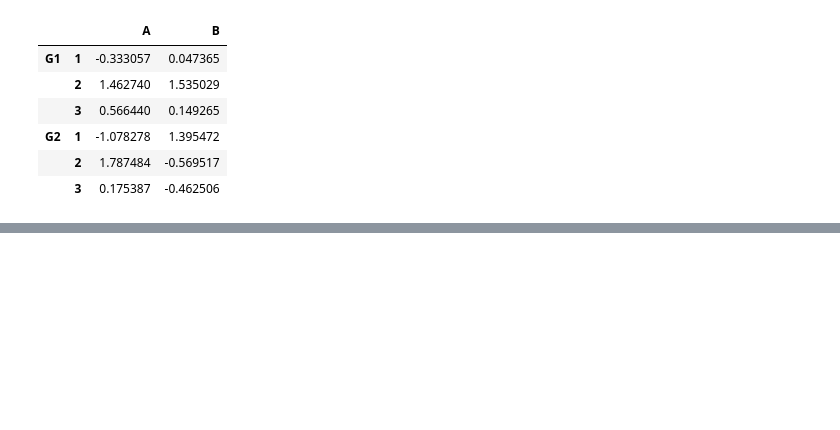
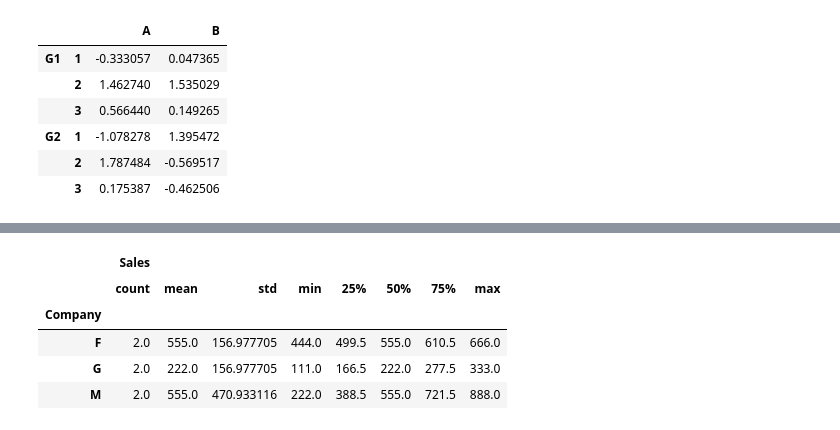
Before and after one commit to KamrulSh/Data-Science-Practice, a Jupyter notebook: DS2_pandas.ipynb, the cells around one changed output, grey strips where cells are left out. Saved outputs shown, nothing was run; the diff lists cells and outputs as text; code cells hidden in the pictures; blank space fills up the shorter version.

Commit message:
added missing data and groupby

```diff
--- a/DS2_pandas.ipynb
+++ b/DS2_pandas.ipynb
@@ -306,0 +429,5 @@ df1
+# %%
+datas = {'Company':['G','M','F','G','F','M'],
+       'Person':['Sa','Fs','Yt','Gh','Jk','Po'],
+       'Sales':[111,222,666,333,444,888]}
+datas
@@ -306,0 +438,3 @@ df1
+# %%
+dataCompany = pd.DataFrame(datas)
+dataCompany
@@ -306,0 +491,9 @@ df1
+# %%
+dataCompany.groupby('Company').describe()
+# %% [output]
+|  | Sales |  |  |  |  |  |  |  |
+|  | count | mean | std | min | 25% | 50% | 75% | max |
+| Company |  |  |  |  |  |  |  |  |
+| F | 2.0 | 555.0 | 156.977705 | 444.0 | 499.5 | 555.0 | 610.5 | 666.0 |
+| G | 2.0 | 222.0 | 156.977705 | 111.0 | 166.5 | 222.0 | 277.5 | 333.0 |
+| M | 2.0 | 555.0 | 470.933116 | 222.0 | 388.5 | 555.0 | 721.5 | 888.0 |
```
Also changed, not shown: parts of 28 cells of this notebook.
